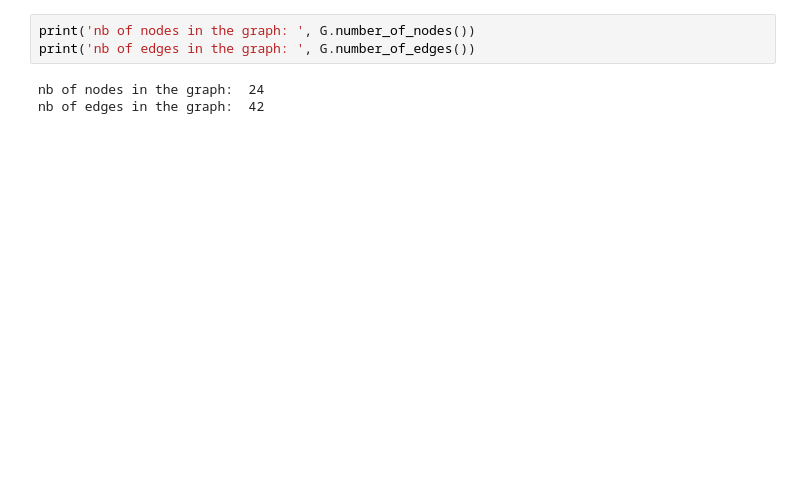
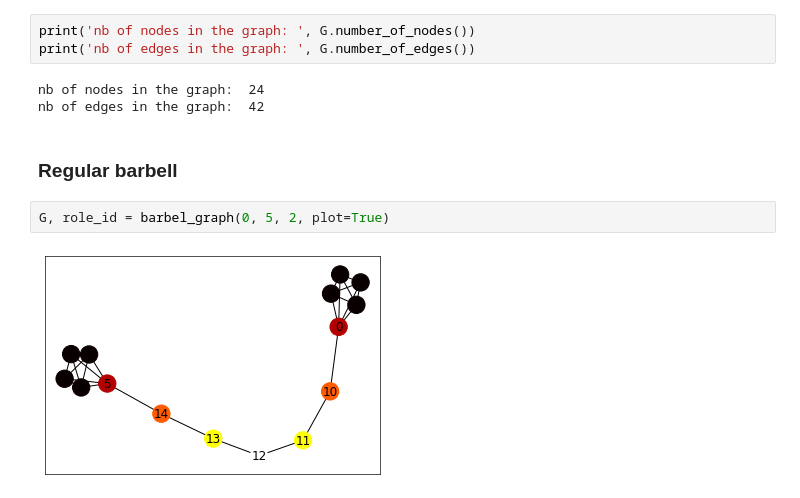
Before and after one commit to foxjas/pytorch_geometric, a Jupyter notebook: generator/generator_experiments.ipynb, the cells around one changed output. Drawn from its saved outputs; the diff is of its cells as text; blank space fills up the shorter version.

```diff
--- a/generator/generator_experiments.ipynb
+++ b/generator/generator_experiments.ipynb
@@ -50,3 +35,9 @@ print('nb of edges in the graph: ', G.number_of_edges())
 # %% [output]
 nb of nodes in the graph:  24
 nb of edges in the graph:  42
+# %% [markdown]
+###  Regular barbell ###
+# %%
+G, role_id = barbel_graph(0, 5, 2, plot=True)
+# %% [output]
+[figure, added]
```
Also changed, not shown: parts of 6 cells of this notebook, 2 other files.
